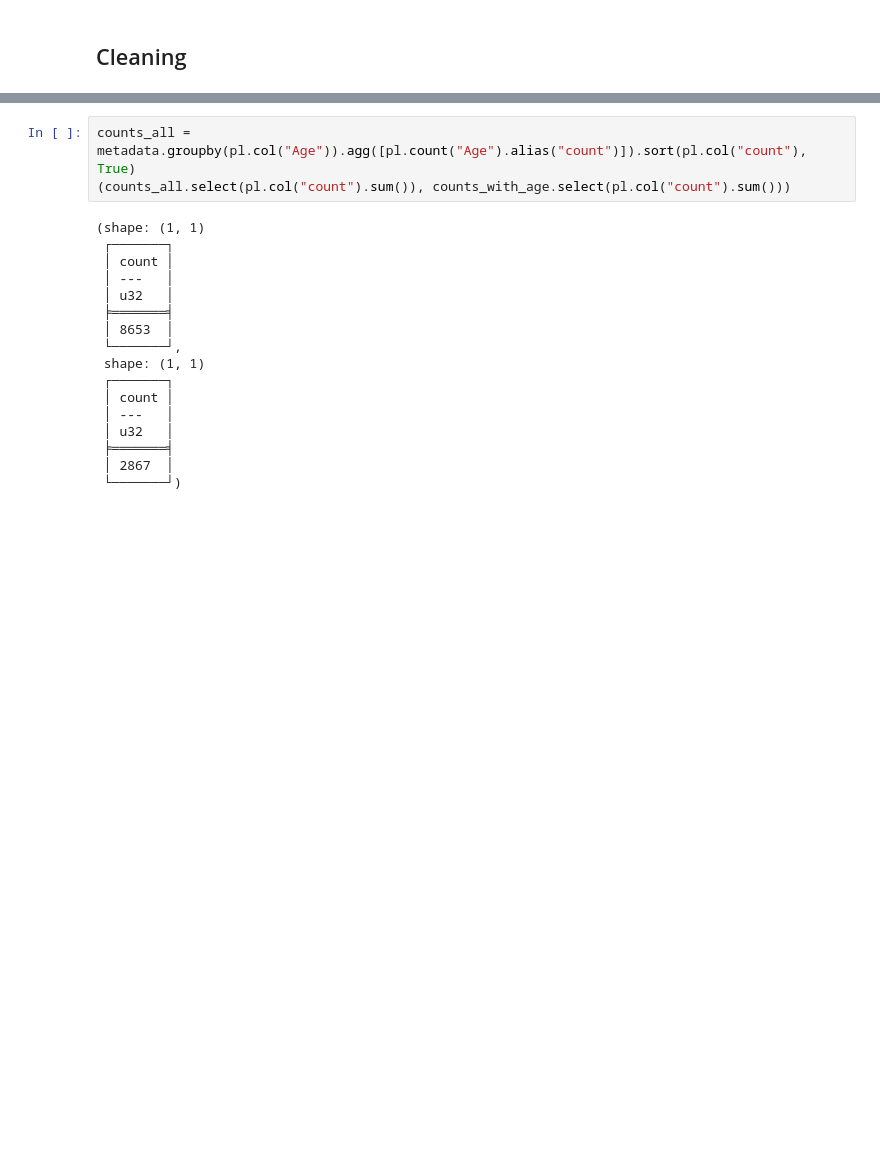
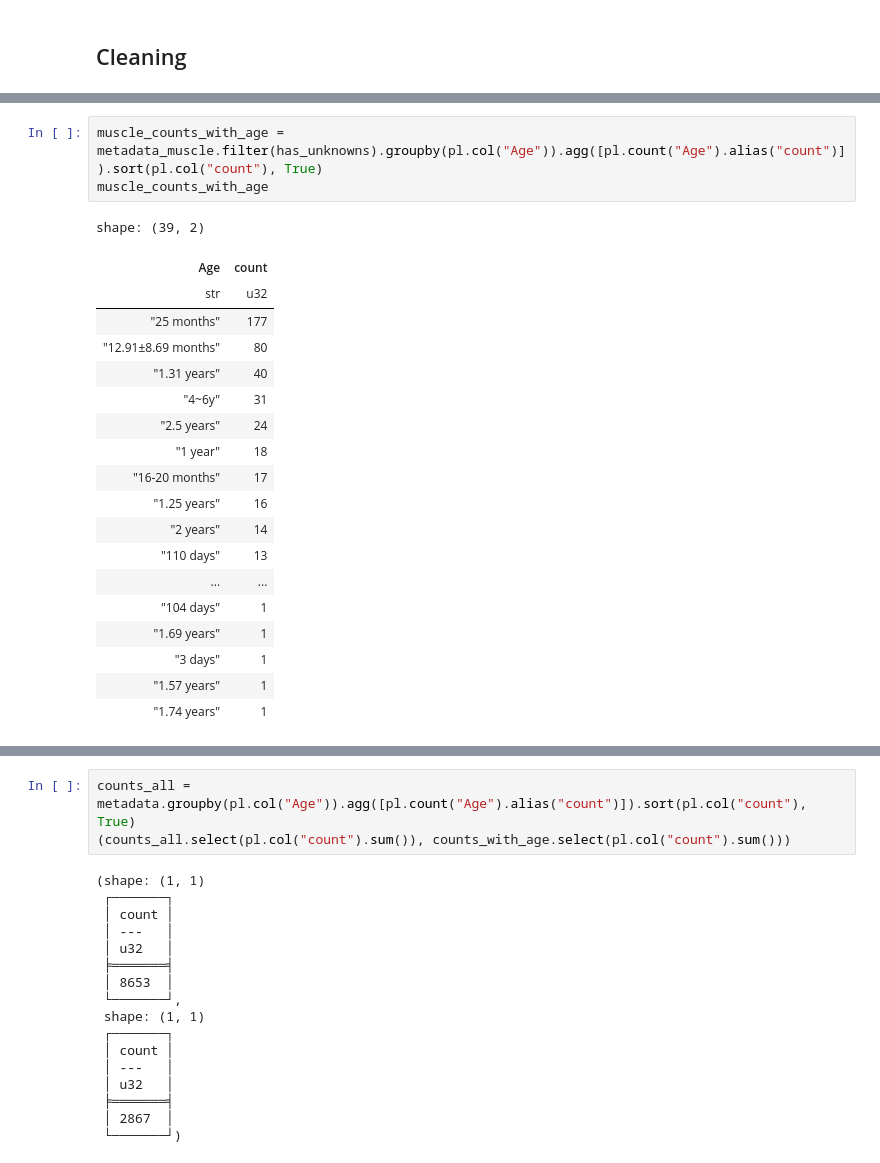
Before and after one commit to my-rna-health/rna-clock, a Jupyter notebook: notebooks/prepare_cattle.ipynb, the cells around one changed output, grey strips where cells are left out. Drawn from its saved outputs; the diff is of its cells as text; blank space fills up the shorter version.

```diff
--- a/notebooks/prepare_cattle.ipynb
+++ b/notebooks/prepare_cattle.ipynb
@@ -104,0 +154,23 @@ shape: (106, 2)
+# %%
+muscle_counts_with_age = metadata_muscle.filter(has_unknowns).groupby(pl.col("Age")).agg([pl.count("Age").alias("count")]).sort(pl.col("count"), True)
+muscle_counts_with_age
+# %% [output]
+shape: (39, 2)
+| Age | count |
+| str | u32 |
+| "25 months" | 177 |
+| "12.91±8.69 months" | 80 |
+| "1.31 years" | 40 |
+| "4~6y" | 31 |
+| "2.5 years" | 24 |
+| "1 year" | 18 |
+| "16-20 months" | 17 |
+| "1.25 years" | 16 |
+| "2 years" | 14 |
+| "110 days" | 13 |
+| ... | ... |
+| "104 days" | 1 |
+| "1.69 years" | 1 |
+| "3 days" | 1 |
+| "1.57 years" | 1 |
+| "1.74 years" | 1 |
```
Also changed, not shown: parts of 9 cells of this notebook, 7 other files.
